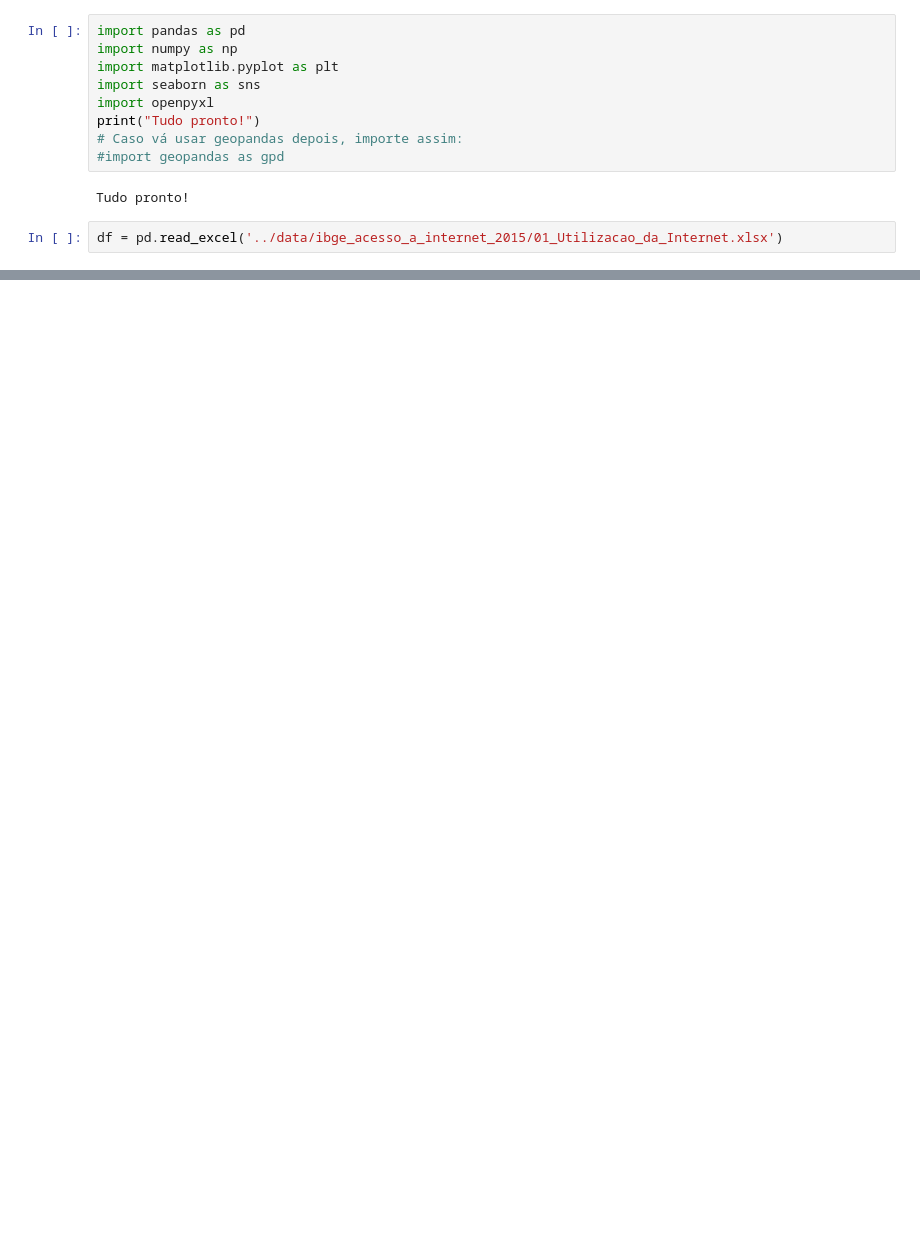
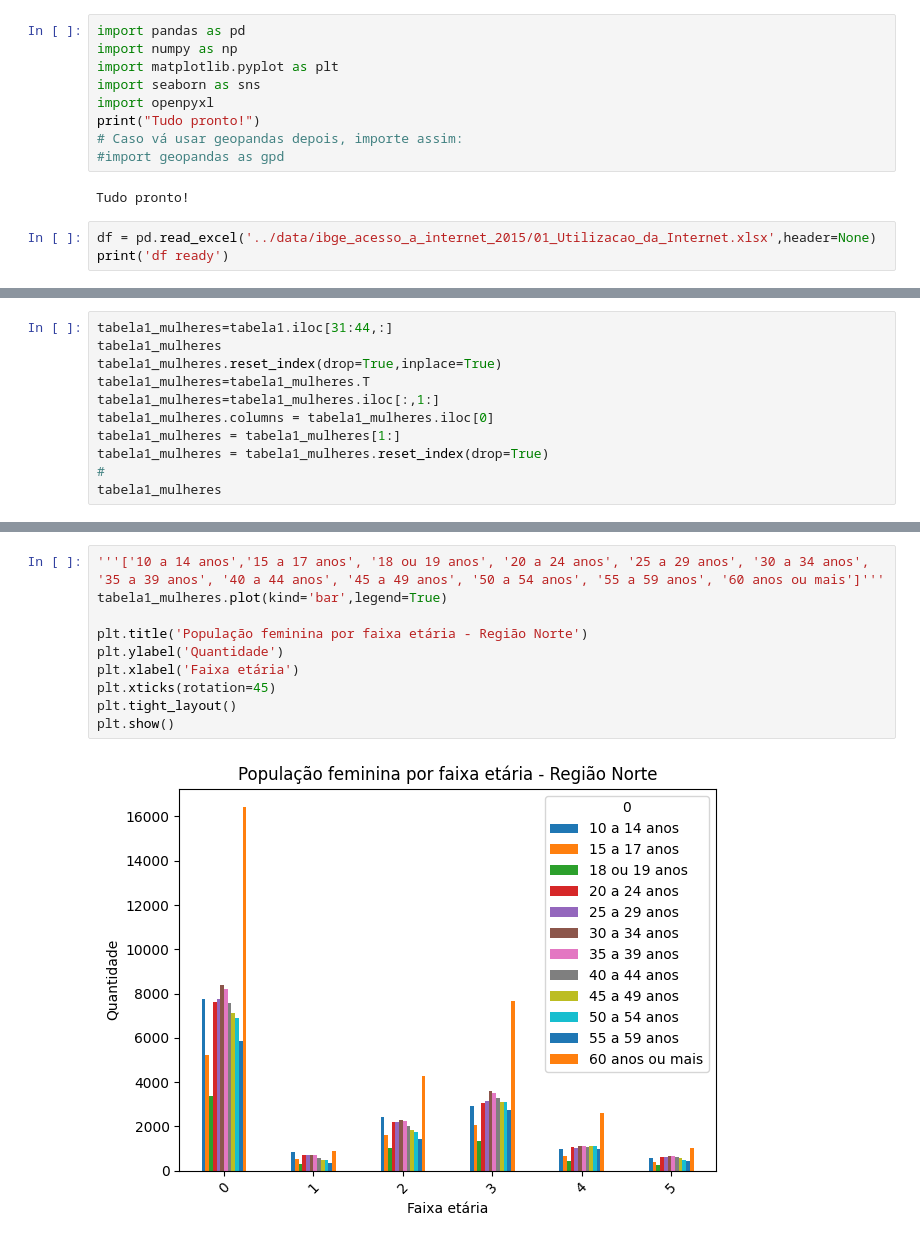
Before and after one commit to izaiapc/first_EDA, a Jupyter notebook: notebooks/acesso_a_internet_2015.ipynb, the cells around one changed output, grey strips where cells are left out. Drawn from its saved outputs; the diff is of its cells as text; blank space fills up the shorter version.

```diff
--- a/notebooks/acesso_a_internet_2015.ipynb
+++ b/notebooks/acesso_a_internet_2015.ipynb
@@ -10,4 +10,5 @@ print("Tudo pronto!")
 # %% [output]
 Tudo pronto!
 # %%
-df = pd.read_excel('../data/ibge_acesso_a_internet_2015/01_Utilizacao_da_Internet.xlsx')
+df = pd.read_excel('../data/ibge_acesso_a_internet_2015/01_Utilizacao_da_Internet.xlsx',header=None)
+print('df ready')
@@ -17,0 +101,11 @@ NameError: name 'xls' is not defined
+# %%
+tabela1_mulheres=tabela1.iloc[31:44,:]
+tabela1_mulheres
+tabela1_mulheres.reset_index(drop=True,inplace=True)
+tabela1_mulheres=tabela1_mulheres.T
+tabela1_mulheres=tabela1_mulheres.iloc[:,1:]
+tabela1_mulheres.columns = tabela1_mulheres.iloc[0]
+tabela1_mulheres = tabela1_mulheres[1:]
+tabela1_mulheres = tabela1_mulheres.reset_index(drop=True)
+#
+tabela1_mulheres
@@ -17,0 +120,12 @@ NameError: name 'xls' is not defined
+# %%
+'''['10 a 14 anos','15 a 17 anos', '18 ou 19 anos', '20 a 24 anos', '25 a 29 anos', '30 a 34 anos', '35 a 39 anos', '40 a 44 anos', '45 a 49 anos', '50 a 54 anos', '55 a 59 anos', '60 anos ou mais']'''
+tabela1_mulheres.plot(kind='bar',legend=True)
+
+plt.title('População feminina por faixa etária - Região Norte')
+plt.ylabel('Quantidade')
+plt.xlabel('Faixa etária')
+plt.xticks(rotation=45)
+plt.tight_layout()
+plt.show()
+# %% [output]
+[figure, added]
```
Also changed, not shown: parts of 9 cells of this notebook, 1 other file.
